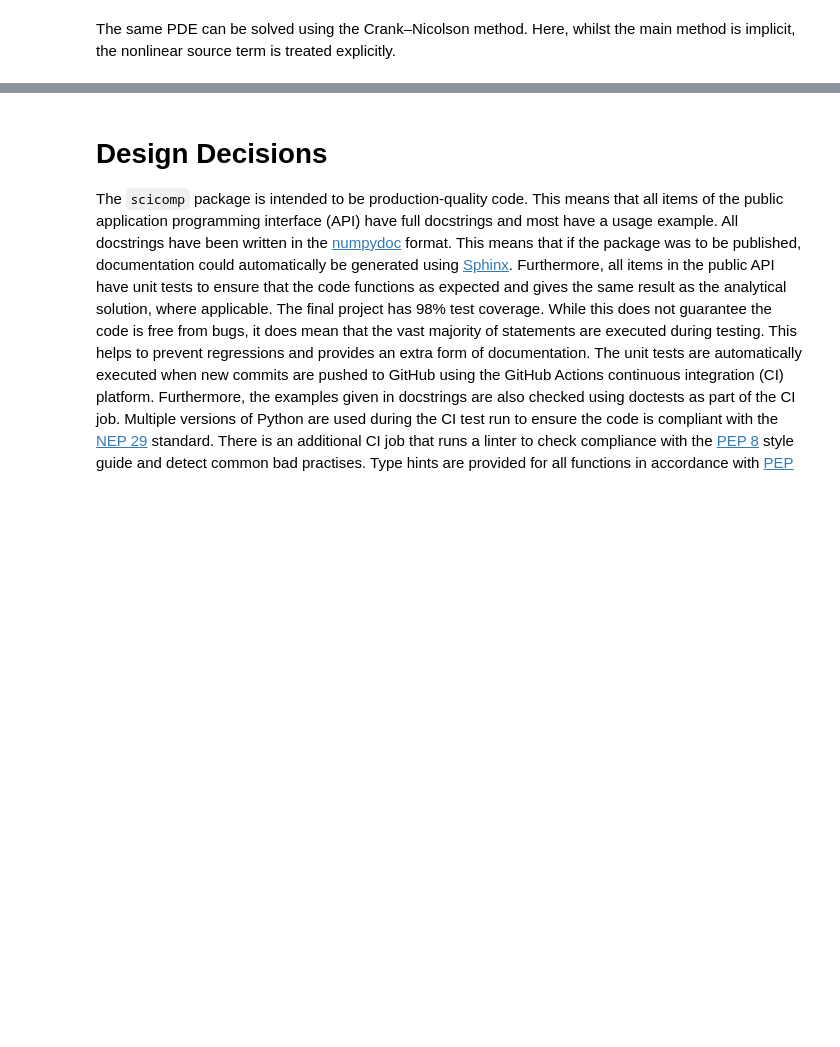
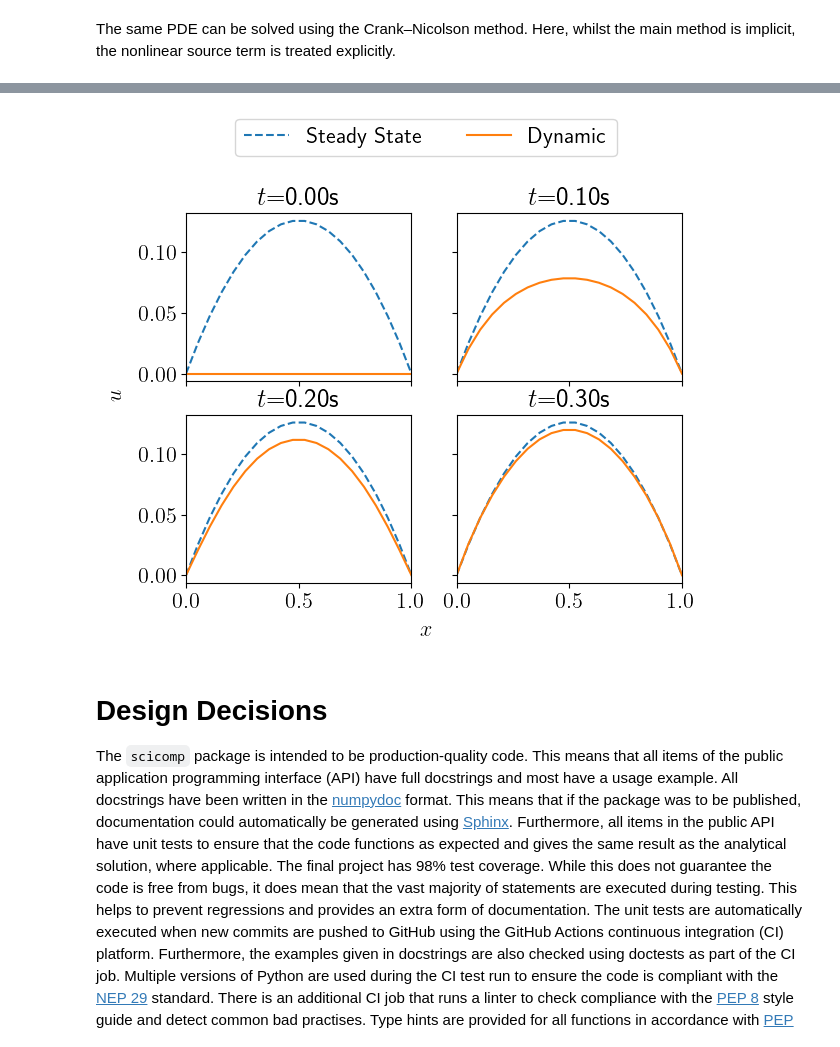
Before and after one commit to j-bowhay/Scientific-Computing-emat30008, a Jupyter notebook: report/report.ipynb, the cells around one changed output, grey strips where cells are left out. Drawn from its saved outputs; the diff is of its cells as text; code cells hidden in the pictures; blank space fills up the shorter version.

```diff
--- a/report/report.ipynb
+++ b/report/report.ipynb
@@ -241,5 +241,5 @@ for i, ax in enumerate(axs.reshape(-1)):
 plt.setp(axs, xlim=[0, 1])
 fig.legend(["Steady State", "Dynamic"], ncols=2, loc="upper center",
     bbox_to_anchor=(0.5, 1.1), bbox_transform=fig.transFigure)
-fig.text(0.5, 0, 'x', ha='center'); fig.text(0, 0.5, 'u', va='center', rotation='vertical');
+fig.text(0.5, 0, '$x$', ha='center'); fig.text(0, 0.5, '$u$', va='center', rotation='vertical');
 # %% [output]
@@ -247,2 +246,3 @@ fig.text(0.5, 0, 'x', ha='center'); fig.text(0, 0.5, 'u', va='center', rotation=
+[figure, added]
 # %% [markdown]
 # Design Decisions
```
Also changed, not shown: parts of 11 cells of this notebook.
